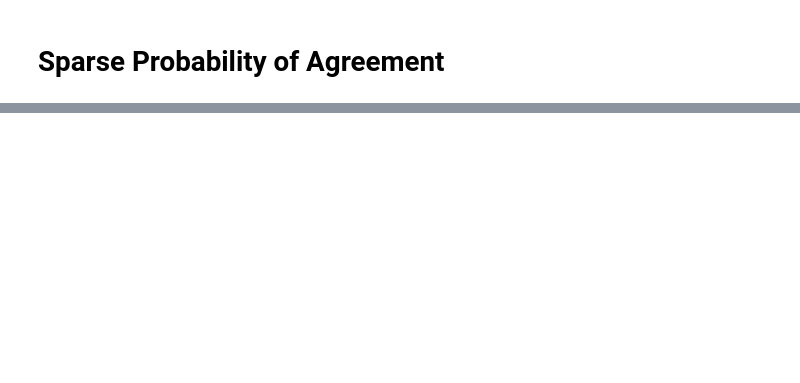
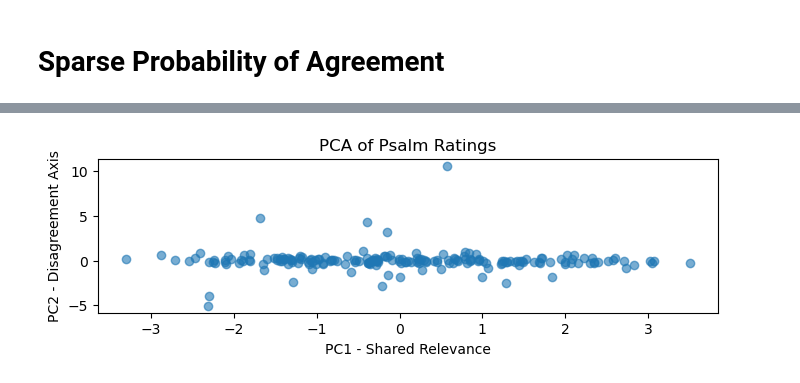
Before and after one commit to cwc09262/psalms-nlp-research, a Jupyter notebook: query_compare/blind_external_scoring.ipynb, the cells around one changed output, grey strips where cells are left out. Cells and saved outputs as stored; diff of their text form; code cells hidden in the pictures; blank space fills up the shorter version.

```diff
--- a/query_compare/blind_external_scoring.ipynb
+++ b/query_compare/blind_external_scoring.ipynb
@@ -1202,0 +1580,25 @@ print("SPA score:", spa_score)
+# %%
+from sklearn.decomposition import PCA
+from sklearn.preprocessing import StandardScaler
+from sklearn.impute import SimpleImputer
+import pandas as pd
+
+# df_raters = your DataFrame
+
+# Step 1: Remove rows with too many NaNs (at least 2 ratings)
+df_clean = df_raters.dropna(thresh=2)
+
+# Step 2: Impute remaining NaNs with column mean
+imputer = SimpleImputer(strategy="mean")
+df_imputed = pd.DataFrame(
+    imputer.fit_transform(df_clean),
+    columns=df_clean.columns
+)
+
+# Step 3: Standardize raters
+scaler = StandardScaler()
+scaled = scaler.fit_transform(df_imputed)
+
+# Step 4: Fit PCA
+pca = PCA()
+components = pca.fit_transform(scaled)
@@ -1202,0 +1633,11 @@ print("SPA score:", spa_score)
+# %%
+import matplotlib.pyplot as plt
+
+plt.figure(figsize=(8,2))
+plt.scatter(components[:,0], components[:,1], alpha=0.6)
+plt.xlabel("PC1 - Shared Relevance")
+plt.ylabel("PC2 - Disagreement Axis")
+plt.title("PCA of Psalm Ratings")
+plt.show()
+# %% [output]
+[figure, added]
```
Also changed, not shown: parts of 80 cells of this notebook, 4 other files.
